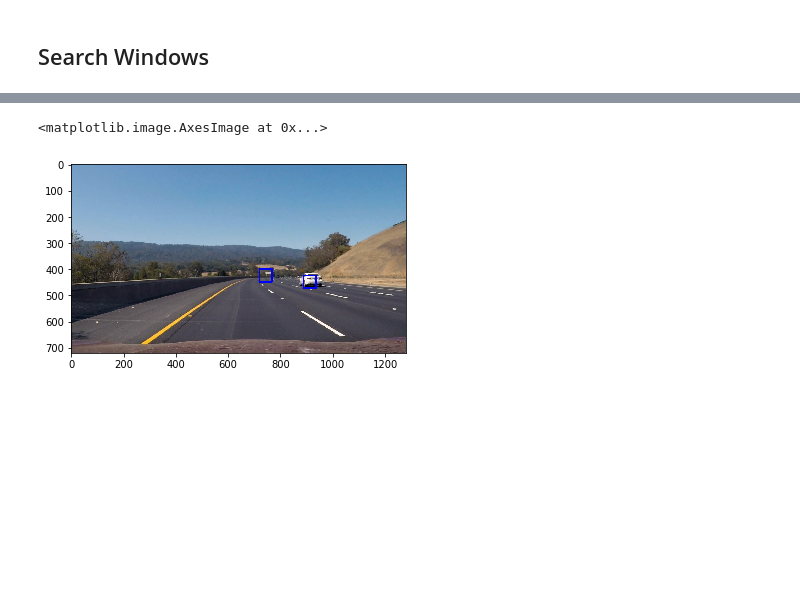
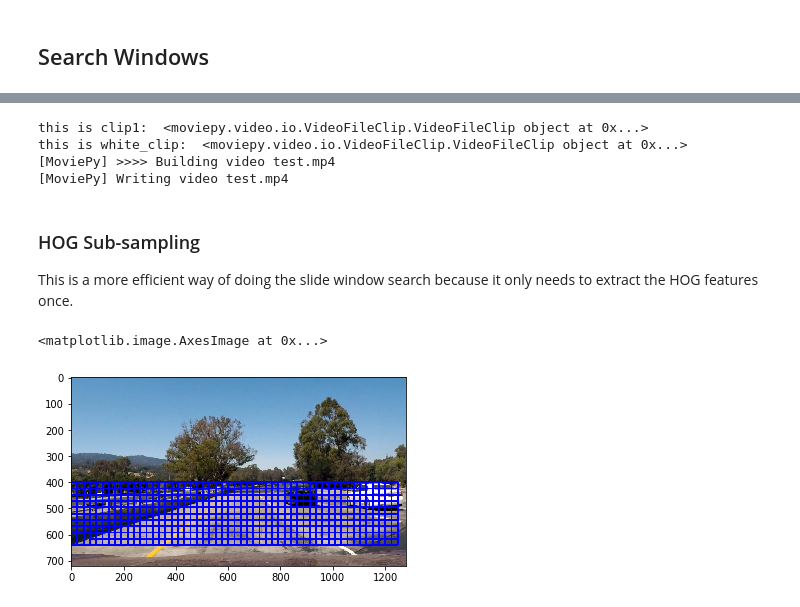
Before and after one commit to hgw2101/CarND-Vehicle-Detection, a Jupyter notebook: model.ipynb, the cells around one changed output, grey strips where cells are left out. Cells and saved outputs as stored; diff of their text form; code cells hidden in the pictures; blank space fills up the shorter version.

```diff
--- a/model.ipynb
+++ b/model.ipynb
@@ -349,3 +540,20 @@ def search_windows(img, windows, clf, scaler, color_space='RGB',
+# %%
+white_output = 'test.mp4'
+clip1 = VideoFileClip("project_video.mp4")
+print("this is clip1: ", clip1)
+white_clip = clip1.fl_image(process_image) #NOTE: this function expects color images!!
+
+print("this is white_clip: ", white_clip)
+
+%time white_clip.write_videofile(white_output, audio=False)
+# %% [output]
+this is clip1:  <moviepy.video.io.VideoFileClip.VideoFileClip object at 0x...>
+this is white_clip:  <moviepy.video.io.VideoFileClip.VideoFileClip object at 0x...>
+[MoviePy] >>>> Building video test.mp4
+[MoviePy] Writing video test.mp4
+# %% [markdown]
+### HOG Sub-sampling
+This is a more efficient way of doing the slide window search because it only needs to extract the HOG features once.
 # %%
 def convert_color(img, conv='RGB2YCrCb'):
     if conv == 'RGB2YCrCb':
@@ -396,61 +604,36 @@ def find_cars(img, ystart, ystop, scale, svc, X_scaler, orient, pix_per_cell, ce
             hog_feat3 = hog3[ypos:ypos+nblocks_per_window, xpos:xpos+nblocks_per_window].ravel()
             hog_features = np.hstack((hog_feat1, hog_feat2, hog_feat3))
 
             xleft = xpos*pix_per_cell
             ytop = ypos*pix_per_cell
 
             # Extract the image patch
             subimg = cv2.resize(ctrans_tosearch[ytop:ytop+window, xleft:xleft+window], (64,64))
 
             # Get color features
             spatial_features = bin_spatial(subimg, size=spatial_size)
             hist_features = color_hist(subimg, nbins=hist_bins)
 
             # Scale features and make a prediction
             test_features = X_scaler.transform(np.hstack((spatial_features, hist_features, hog_features)).reshape(1, -1))
             #test_features = X_scaler.transform(np.hstack((shape_feat, hist_feat)).reshape(1, -1))
             test_prediction = svc.predict(test_features)
 
             if test_prediction == 1:
                 xbox_left = np.int(xleft*scale)
                 ytop_draw = np.int(ytop*scale)
                 win_draw = np.int(window*scale)
                 cv2.rectangle(draw_img,(xbox_left, ytop_draw+ystart),(xbox_left+win_draw,ytop_draw+win_draw+ystart),(0,0,255),6)
 
     return draw_img
 
 ystart = 400
-ystop = 656
+ystop = 670
 scale = 1.5
 
-img = mpimg.imread('test_images/test3.jpg')
+img = mpimg.imread('test_images/test1.jpg')
 out_img = find_cars(img, ystart, ystop, scale, svc, X_scaler, orient, pix_per_cell, cell_per_block, spatial_size, hist_bins)
+plt.imshow(out_img)
+# %% [output]
+<matplotlib.image.AxesImage at 0x...>
+[figure, added]
-# %%
-image = mpimg.imread('test_images/test3.jpg')
-draw_image = np.copy(image)
-
-# Uncomment the following line if you extracted training
-# data from .png images (scaled 0 to 1 by mpimg) and the
-# image you are searching is a .jpg (scaled 0 to 255)
-
-image = image.astype(np.float32)/255
-
-# print("this is image[0]: ", image[0])
-# print("this is draw_image[0]: ", draw_image[0])
-
-windows = slide_window(image, x_start_stop=[None, None], y_start_stop=y_start_stop,
-                    xy_window=(96, 96), xy_overlap=(0.5, 0.5))
-
-hot_windows = search_windows(image, windows, svc, X_scaler, color_space=color_space,
-                        spatial_size=spatial_size, hist_bins=hist_bins,
-                        orient=orient, pix_per_cell=pix_per_cell,
-                        cell_per_block=cell_per_block,
-                        hog_channel=hog_channel, spatial_feat=spatial_feat,
-                        hist_feat=hist_feat, hog_feat=hog_feat)
-
-window_img = draw_boxes(draw_image, hot_windows, color=(0, 0, 255), thick=6)
-
-plt.imshow(window_img)
-# %% [output]
-<matplotlib.image.AxesImage at 0x...>
-[figure, removed]
```
Also changed, not shown: parts of 12 cells of this notebook.
